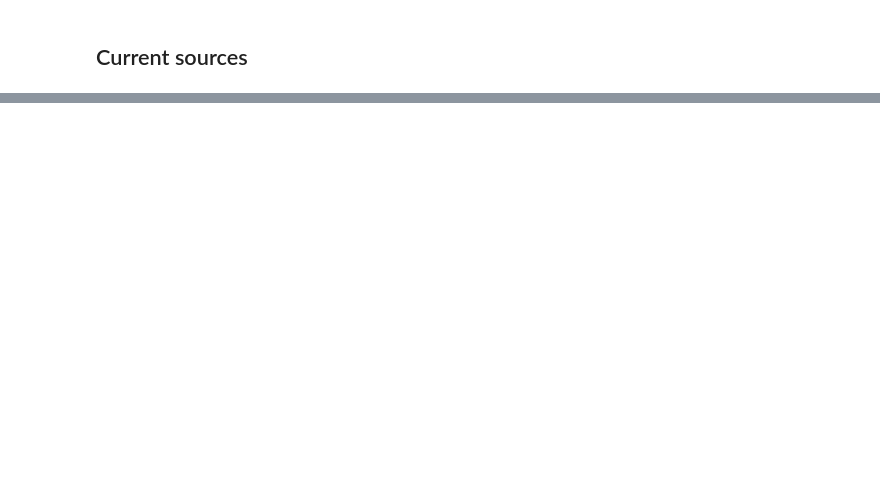
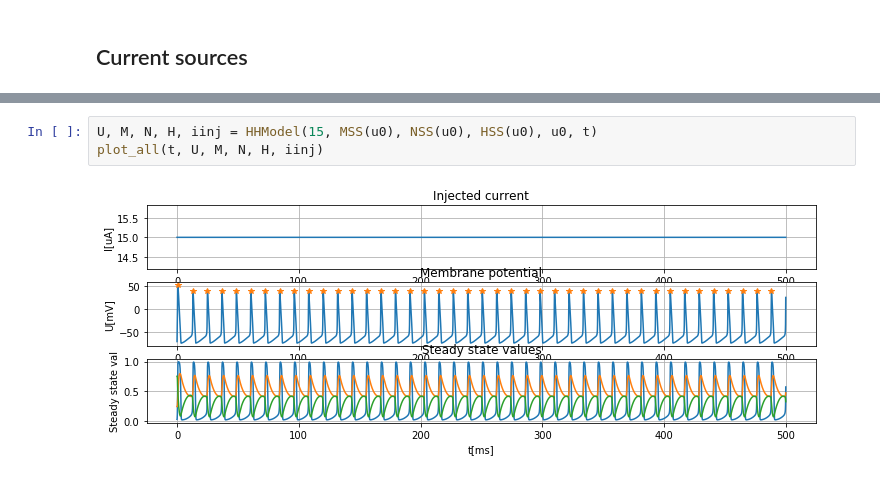
Before and after one commit to alTeska/CN-Lab, a Jupyter notebook: HHModel.ipynb, the cells around one changed output, grey strips where cells are left out. Drawn from its saved outputs; the diff is of its cells as text; blank space fills up the shorter version.

```diff
--- a/HHModel.ipynb
+++ b/HHModel.ipynb
@@ -51,0 +155,5 @@ def HSS(u): return alpha_h(u) / (alpha_h(u) + beta_h(u))
+# %%
+U, M, N, H, iinj = HHModel(15, MSS(u0), NSS(u0), HSS(u0), u0, t)
+plot_all(t, U, M, N, H, iinj)
+# %% [output]
+[figure, added]
```
Also changed, not shown: parts of 17 cells of this notebook, 6 other files.
